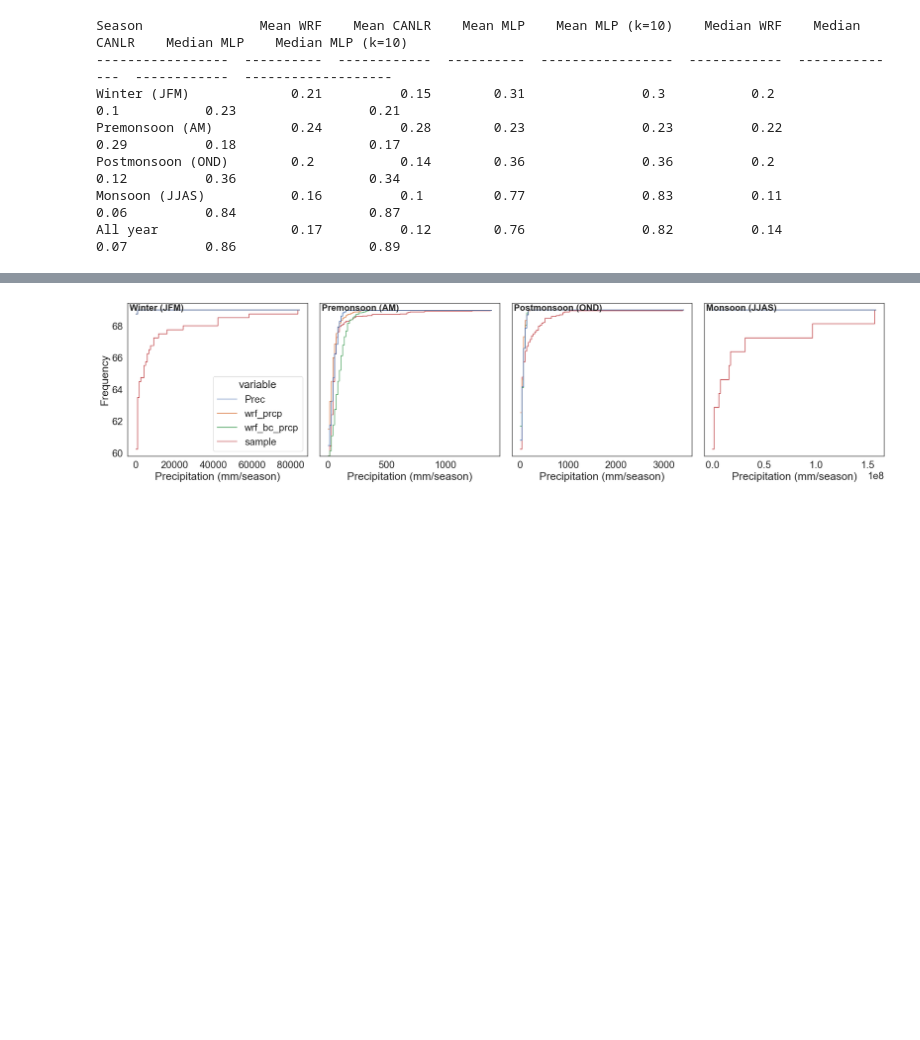
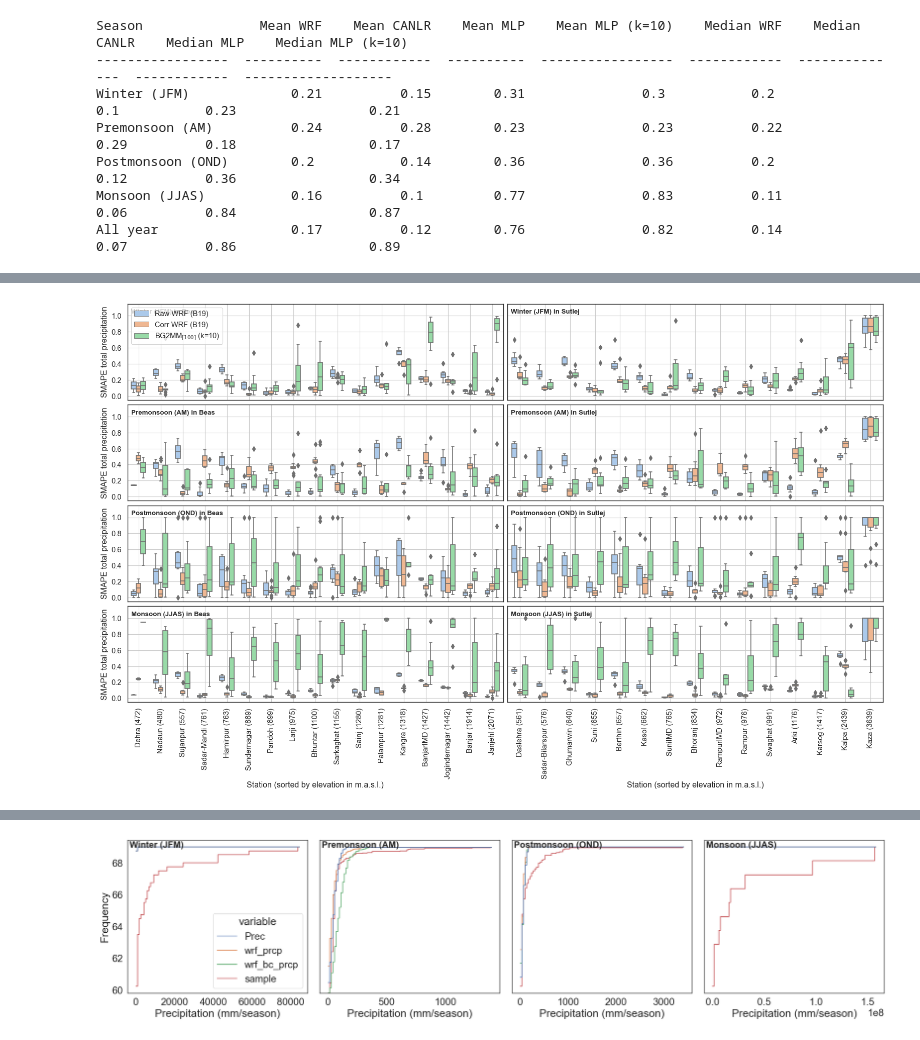
Before and after one commit to mgironamata/upper-indus-prec-bc, a Jupyter notebook: main.ipynb, the cells around one changed output, grey strips where cells are left out. Cells and saved outputs as stored; diff of their text form; code cells hidden in the pictures; blank space fills up the shorter version.

```diff
--- a/main.ipynb
+++ b/main.ipynb
@@ -1033,0 +891,10 @@ plt.show()
+# %%
+data1 = seasonal_dict['smape'].copy()
+sns.set_theme(context='paper',style='white',font_scale=1.2)
+new_labels = ['Raw WRF (B19)', 'Corr WRF (B19)','BG2MM$_{[100]}$ (k=10)']
+# yaxislabel = 'Error reduction (mm)'
+
+plot_seasonal_boxplot_per_station(data1, st_test, yaxislabel='SMAPE total precipitation', new_labels=new_labels,
+                                basins=basins, seasons=seasons, filter_by_basin_flag=filter_by_basin_flag, y_limits=[-0.05,1.15])
+# %% [output]
+[figure, added]
```
Also changed, not shown: parts of 10 cells of this notebook, 2 other files.
